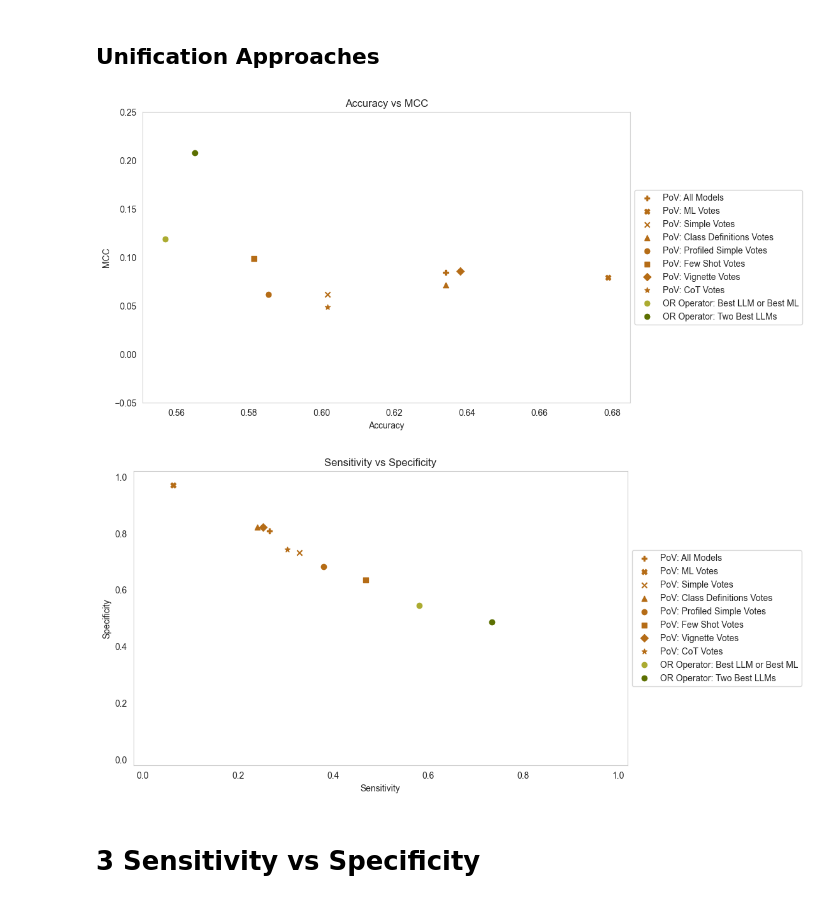
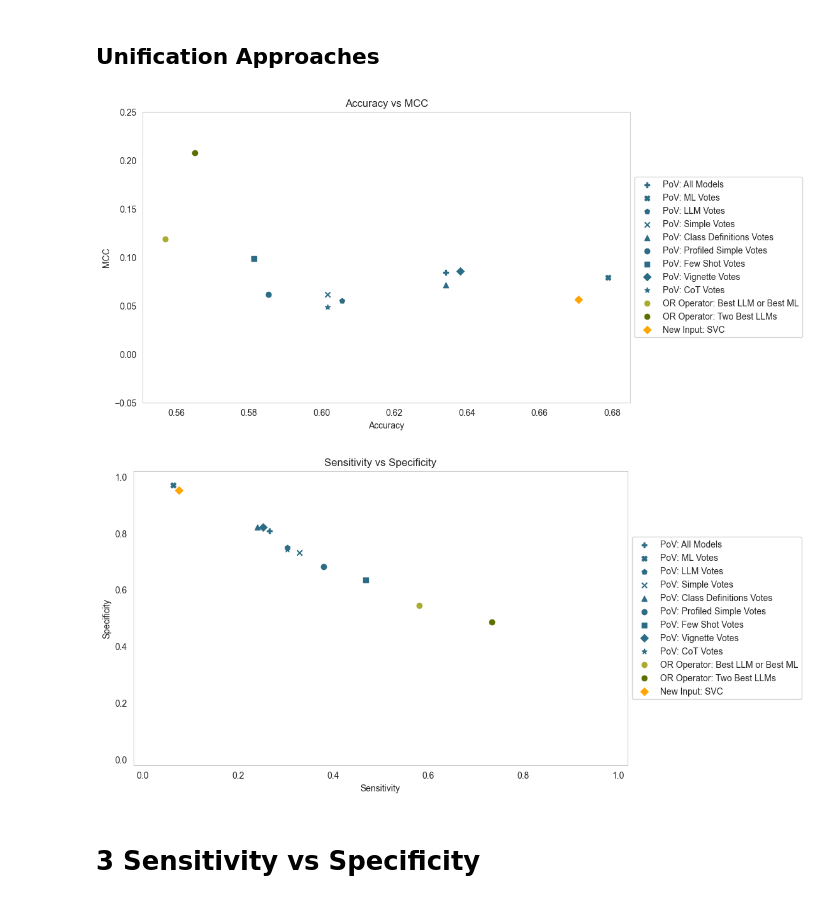
Before and after one commit to kimmizi/master_thesis, a Jupyter notebook: exp/05_Evaluation_Performance.ipynb, the cells around one changed output. Drawn from its saved outputs; the diff is of its cells as text; code cells hidden in the pictures.

```diff
--- a/exp/05_Evaluation_Performance.ipynb
+++ b/exp/05_Evaluation_Performance.ipynb
@@ -166,6 +166,7 @@ Seconds per prompt: 29.880521163707826
 # %%
 y_pred_pov_all_models = pd.read_csv("04_Unification/y_pred_unification/proportion_of_votes/y_pred_pov_all_models.csv", sep =",")
 y_pred_pov_ml_votes = pd.read_csv("04_Unification/y_pred_unification/proportion_of_votes/y_pred_pov_ml_models.csv", sep =",")
+y_pred_pov_llm_votes = pd.read_csv("04_Unification/y_pred_unification/proportion_of_votes/y_pred_pov_llm_models.csv", sep =",")
 y_pred_pov_simple_votes = pd.read_csv(
     "04_Unification/y_pred_unification/proportion_of_votes/y_pred_pov_simple_models.csv", sep =",")
 y_pred_pov_class_definitions_votes = pd.read_csv(
@@ -183,9 +184,9 @@ y_pred_best_LLM_or_best_ML = pd.read_csv(
 y_pred_OR_best_LLMs = pd.read_csv(
     "04_Unification/y_pred_unification/OR_unification/y_pred_OR_best_LLMs.csv", sep = ",")
 # %%
-y_pred_new_input_dnn = pd.read_csv("04_Unification/y_pred_unification/new_input/y_pred_new_input_dnn.csv", sep =",")
-y_pred_new_input_svc = pd.read_csv("04_Unification/y_pred_unification/new_input/y_pred_new_input_svc.csv", sep =",")
-y_pred_new_input_svc_2 = pd.read_csv("04_Unification/y_pred_unification/new_input/y_pred_new_input_svc_all.csv", sep =",")
+y_pred_new_input_dnn = pd.read_csv("04_Unification/y_pred_unification/new_input/y_pred_new_input_dnn_X_train.csv", sep = ",")
+y_pred_new_input_svc = pd.read_csv("04_Unification/y_pred_unification/new_input/y_pred_new_input_svc_X_train.csv", sep =",")
+# y_pred_new_input_svc_2 = pd.read_csv("04_Unification/y_pred_unification/new_input/y_pred_new_input_svc_all.csv", sep =",")
 # %% [markdown]
 # 1 Metrics
 # %%
@@ -305,6 +302,7 @@ metrics_Grok_cot_prompt = calculate_metrics(y_test, y_pred_Grok_cot_prompt["y_pr
 # %%
 metrics_pov_all_models = calculate_metrics(y_test, y_pred_pov_all_models["y_pred"])
 metrics_pov_ml_votes = calculate_metrics(y_test, y_pred_pov_ml_votes["y_pred"])
+metrics_pov_llm_votes = calculate_metrics(y_test, y_pred_pov_llm_votes["y_pred"])
 metrics_pov_simple_votes = calculate_metrics(y_test, y_pred_pov_simple_votes["y_pred"])
 metrics_pov_class_definitions_votes = calculate_metrics(y_test, y_pred_pov_class_definitions_votes["y_pred"])
 metrics_pov_profiled_simple_votes = calculate_metrics(y_test, y_pred_pov_profiled_simple_votes["y_pred"])
@@ -315,9 +313,9 @@ metrics_pov_cot_votes = calculate_metrics(y_test, y_pred_pov_cot_votes["y_pred"]
 metrics_best_LLM_or_best_ML = calculate_metrics(y_test, y_pred_best_LLM_or_best_ML["y_pred"])
 metrics_OR_best_LLMs = calculate_metrics(y_test, y_pred_OR_best_LLMs["y_pred"])
 # %%
-metrics_new_input_dnn = calculate_metrics(y_test_dnn, y_pred_new_input_dnn["y_pred"])
-metrics_new_input_svc = calculate_metrics(y_test_dnn, y_pred_new_input_svc["y_pred"])
-metrics_new_input_svc_2 = calculate_metrics(y_test, y_pred_new_input_svc_2["y_pred"])
+metrics_new_input_dnn = calculate_metrics(y_test, y_pred_new_input_dnn["y_pred"])
+metrics_new_input_svc = calculate_metrics(y_test, y_pred_new_input_svc["y_pred"])
+# metrics_new_input_svc_2 = calculate_metrics(y_test, y_pred_new_input_svc_2["y_pred"])
 # %% [markdown]
 # 2 Visualize Metrics
 # %%
@@ -590,54 +595,56 @@ plt.grid()
 # %%
 # plot all unification approaches: MCC vs Accuracy
 plt.figure(figsize = (10, 6))
 
-plt.scatter(metrics_pov_all_models["accuracy"], metrics_pov_all_models["mcc"], label = "PoV: All Models", color = hex_colors[3], marker = "P")
-plt.scatter(metrics_pov_ml_votes["accuracy"], metrics_pov_ml_votes["mcc"], label = "PoV: ML Votes", color = hex_colors[3], marker = "X")
-plt.scatter(metrics_pov_simple_votes["accuracy"], metrics_pov_simple_votes["mcc"], label = "PoV: Simple Votes", color = hex_colors[3], marker = "x")
-plt.scatter(metrics_pov_class_definitions_votes["accuracy"], metrics_pov_class_definitions_votes["mcc"], label = "PoV: Class Definitions Votes", color = hex_colors[3], marker = "^")
-plt.scatter(metrics_pov_profiled_simple_votes["accuracy"], metrics_pov_profiled_simple_votes["mcc"], label = "PoV: Profiled Simple Votes", color = hex_colors[3], marker = "o")
-plt.scatter(metrics_pov_few_shot_votes["accuracy"], metrics_pov_few_shot_votes["mcc"], label = "PoV: Few Shot Votes", color = hex_colors[3], marker = "s")
-plt.scatter(metrics_pov_vignette_votes["accuracy"], metrics_pov_vignette_votes["mcc"], label = "PoV: Vignette Votes", color = hex_colors[3], marker = "D")
-plt.scatter(metrics_pov_cot_votes["accuracy"], metrics_pov_cot_votes["mcc"], label = "PoV: CoT Votes", color = hex_colors[3], marker = "*")
+plt.scatter(metrics_pov_all_models["accuracy"], metrics_pov_all_models["mcc"], label = "PoV: All Models", color = hex_colors[6], marker = "P")
+plt.scatter(metrics_pov_ml_votes["accuracy"], metrics_pov_ml_votes["mcc"], label = "PoV: ML Votes", color = hex_colors[6], marker = "X")
+plt.scatter(metrics_pov_llm_votes["accuracy"], metrics_pov_llm_votes["mcc"], label = "PoV: LLM Votes", color = hex_colors[6], marker = "p")
+plt.scatter(metrics_pov_simple_votes["accuracy"], metrics_pov_simple_votes["mcc"], label = "PoV: Simple Votes", color = hex_colors[6], marker = "x")
+plt.scatter(metrics_pov_class_definitions_votes["accuracy"], metrics_pov_class_definitions_votes["mcc"], label = "PoV: Class Definitions Votes", color = hex_colors[6], marker = "^")
+plt.scatter(metrics_pov_profiled_simple_votes["accuracy"], metrics_pov_profiled_simple_votes["mcc"], label = "PoV: Profiled Simple Votes", color = hex_colors[6], marker = "o")
+plt.scatter(metrics_pov_few_shot_votes["accuracy"], metrics_pov_few_shot_votes["mcc"], label = "PoV: Few Shot Votes", color = hex_colors[6], marker = "s")
+plt.scatter(metrics_pov_vignette_votes["accuracy"], metrics_pov_vignette_votes["mcc"], label = "PoV: Vignette Votes", color = hex_colors[6], marker = "D")
+plt.scatter(metrics_pov_cot_votes["accuracy"], metrics_pov_cot_votes["mcc"], label = "PoV: CoT Votes", color = hex_colors[6], marker = "*")
 
 plt.scatter(metrics_best_LLM_or_best_ML["accuracy"], metrics_best_LLM_or_best_ML["mcc"], label = "OR Operator: Best LLM or Best ML", color = hex_colors[8], marker = "o")
 plt.scatter(metrics_OR_best_LLMs["accuracy"], metrics_OR_best_LLMs["mcc"], label = "OR Operator: Two Best LLMs", color = hex_colors[9], marker = "o")
 
-# plt.scatter(metrics_new_input_dnn["accuracy"], metrics_new_input_dnn["mcc"], label = "New Input DNN", color = "green", marker = "s")
-# plt.scatter(metrics_new_input_svc["accuracy"], metrics_new_input_svc["mcc"], label = "New Input SVC", color = "orange", marker = "D")
+# plt.scatter(metrics_new_input_dnn["accuracy"], metrics_new_input_dnn["mcc"], label = "New Input: DNN", color = "green", marker = "s")
+plt.scatter(metrics_new_input_svc["accuracy"], metrics_new_input_svc["mcc"], label = "New Input: SVC", color = "orange", marker = "D")
 # plt.scatter(metrics_new_input_svc_2["accuracy"], metrics_new_input_svc_2["mcc"], label = "New Input SVC All train set", color = "purple", marker = "*")
 
 # plt.xlim(0.3, 0.7)
 plt.ylim(-0.05, 0.25)
 
 plt.xlabel("Accuracy")
 plt.ylabel("MCC")
 plt.title("Accuracy vs MCC")
 plt.legend(loc = 'center left', bbox_to_anchor = (1, 0.5))
 plt.grid()
 
 # # save as png
-plt.savefig("../doc/figs/accuracy_mcc_unification.png", dpi = 300, bbox_inches = "tight")
+plt.savefig("../doc/figs/02_unification_performance/accuracy_mcc_unification.png", dpi = 300, bbox_inches = "tight")
 # %% [output]
-[figure, old version]
+[figure, new version]
 # %%
 # plot sensitivity vs specificity for all unification approaches
 plt.figure(figsize = (10, 6))
 
-plt.scatter(metrics_pov_all_models["sensitivity"], metrics_pov_all_models["specificity"], label = "PoV: All Models", color = hex_colors[3], marker = "P")
-plt.scatter(metrics_pov_ml_votes["sensitivity"], metrics_pov_ml_votes["specificity"], label = "PoV: ML Votes", color = hex_colors[3], marker = "X")
-plt.scatter(metrics_pov_simple_votes["sensitivity"], metrics_pov_simple_votes["specificity"], label = "PoV: Simple Votes", color = hex_colors[3], marker = "x")
-plt.scatter(metrics_pov_class_definitions_votes["sensitivity"], metrics_pov_class_definitions_votes["specificity"], label = "PoV: Class Definitions Votes", color = hex_colors[3], marker = "^")
-plt.scatter(metrics_pov_profiled_simple_votes["sensitivity"], metrics_pov_profiled_simple_votes["specificity"], label = "PoV: Profiled Simple Votes", color = hex_colors[3], marker = "o")
-plt.scatter(metrics_pov_few_shot_votes["sensitivity"], metrics_pov_few_shot_votes["specificity"], label = "PoV: Few Shot Votes", color = hex_colors[3], marker = "s")
-plt.scatter(metrics_pov_vignette_votes["sensitivity"], metrics_pov_vignette_votes["specificity"], label = "PoV: Vignette Votes", color = hex_colors[3], marker = "D")
-plt.scatter(metrics_pov_cot_votes["sensitivity"], metrics_pov_cot_votes["specificity"], label = "PoV: CoT Votes", color = hex_colors[3], marker = "*")
+plt.scatter(metrics_pov_all_models["sensitivity"], metrics_pov_all_models["specificity"], label = "PoV: All Models", color = hex_colors[6], marker = "P")
+plt.scatter(metrics_pov_ml_votes["sensitivity"], metrics_pov_ml_votes["specificity"], label = "PoV: ML Votes", color = hex_colors[6], marker = "X")
+plt.scatter(metrics_pov_llm_votes["sensitivity"], metrics_pov_llm_votes["specificity"], label = "PoV: LLM Votes", color = hex_colors[6], marker = "p")
+plt.scatter(metrics_pov_simple_votes["sensitivity"], metrics_pov_simple_votes["specificity"], label = "PoV: Simple Votes", color = hex_colors[6], marker = "x")
+plt.scatter(metrics_pov_class_definitions_votes["sensitivity"], metrics_pov_class_definitions_votes["specificity"], label = "PoV: Class Definitions Votes", color = hex_colors[6], marker = "^")
+plt.scatter(metrics_pov_profiled_simple_votes["sensitivity"], metrics_pov_profiled_simple_votes["specificity"], label = "PoV: Profiled Simple Votes", color = hex_colors[6], marker = "o")
+plt.scatter(metrics_pov_few_shot_votes["sensitivity"], metrics_pov_few_shot_votes["specificity"], label = "PoV: Few Shot Votes", color = hex_colors[6], marker = "s")
+plt.scatter(metrics_pov_vignette_votes["sensitivity"], metrics_pov_vignette_votes["specificity"], label = "PoV: Vignette Votes", color = hex_colors[6], marker = "D")
+plt.scatter(metrics_pov_cot_votes["sensitivity"], metrics_pov_cot_votes["specificity"], label = "PoV: CoT Votes", color = hex_colors[6], marker = "*")
 
 plt.scatter(metrics_best_LLM_or_best_ML["sensitivity"], metrics_best_LLM_or_best_ML["specificity"], label = "OR Operator: Best LLM or Best ML", color = hex_colors[8], marker = "o")
 plt.scatter(metrics_OR_best_LLMs["sensitivity"], metrics_OR_best_LLMs["specificity"], label = "OR Operator: Two Best LLMs", color = hex_colors[9], marker = "o")
 
-# plt.scatter(metrics_new_input_dnn["sensitivity"], metrics_new_input_dnn["specificity"], label = "New Input DNN", color = "green", marker = "s")
-# plt.scatter(metrics_new_input_svc["sensitivity"], metrics_new_input_svc["specificity"], label = "New Input SVC", color = "orange", marker = "D")
+# plt.scatter(metrics_new_input_dnn["sensitivity"], metrics_new_input_dnn["specificity"], label = "New Input: DNN", color = "green", marker = "s")
+plt.scatter(metrics_new_input_svc["sensitivity"], metrics_new_input_svc["specificity"], label = "New Input: SVC", color = "orange", marker = "D")
 # plt.scatter(metrics_new_input_svc_2["sensitivity"], metrics_new_input_svc_2["specificity"], label = "New Input SVC All train set", color = "purple", marker = "*")
 
 plt.xlim(-0.02, 1.02)
@@ -650,9 +657,9 @@ plt.legend(loc = 'center left', bbox_to_anchor = (1, 0.5))
 plt.grid()
 
 # # save as png
-plt.savefig("../doc/figs/sensitivity_specificity_unification.png", dpi = 300, bbox_inches = "tight")
+plt.savefig("../doc/figs/02_unification_performance/sensitivity_specificity_unification.png", dpi = 300, bbox_inches = "tight")
 # %% [output]
-[figure, old version]
+[figure, new version]
 # %% [markdown]
 # 3 Sensitivity vs Specificity
 # %%
```
Also changed, not shown: parts of 5 cells of this notebook.
